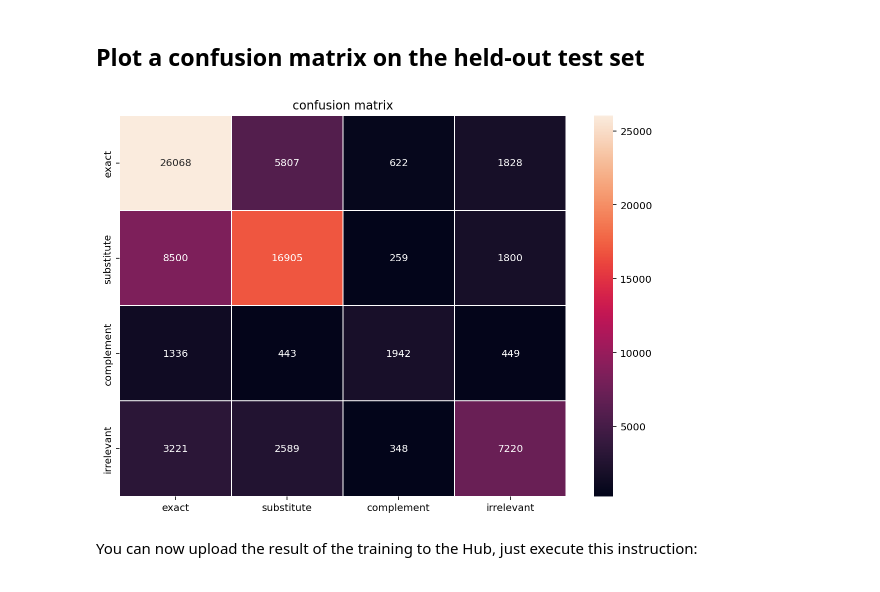
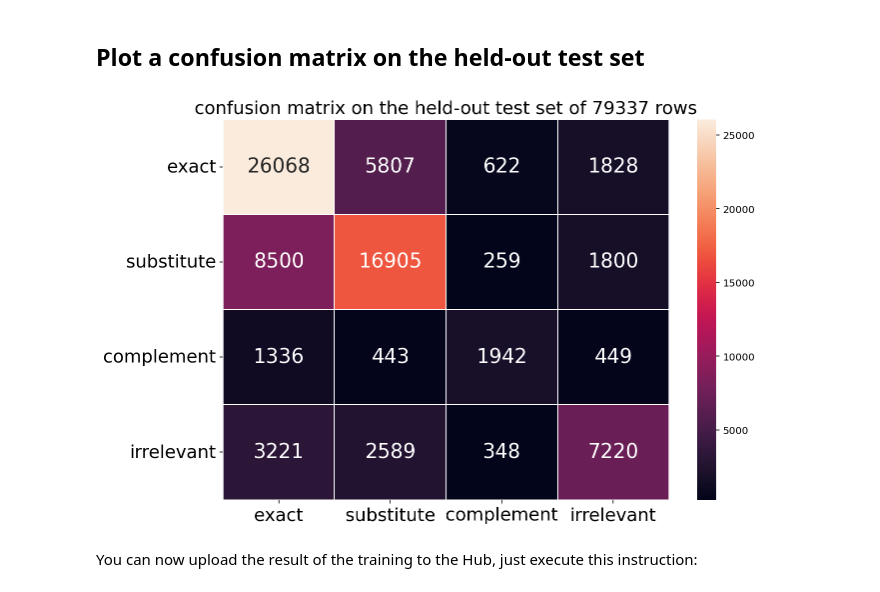
Before and after one commit to vanderbilt-data-science/sna, a Jupyter notebook: 06-fine-tune-our-dataset.ipynb, the cells around one changed output. Cells and saved outputs as stored; diff of their text form; code cells hidden in the pictures.

Commit message:
Plot confusion matrix

```diff
--- a/06-fine-tune-our-dataset.ipynb
+++ b/06-fine-tune-our-dataset.ipynb
@@ -495,21 +495,23 @@ The following columns in the test set  don't have a corresponding argument in `D
 # %%
 from sklearn.metrics import confusion_matrix
 import seaborn as sn
 import matplotlib.pyplot as plt
 %config InlineBackend.figure_format = 'retina'
 
 array = confusion_matrix(y_true=predictions.label_ids, y_pred=preds)
 
 df_cm = pd.DataFrame(array, index = [i for i in list(label2int.keys())],
                   columns = [i for i in list(label2int.keys())])
 
 plt.figure(figsize = (10,7))
 ax = plt.axes()
-sn.heatmap(df_cm, annot=True, fmt="d", linewidths=.5, ax=ax);
-ax.set_title(f'confusion matrix')
+g = sn.heatmap(df_cm, annot=True, fmt="d", linewidths=.5, ax=ax, annot_kws={"size": 20});
+g.set_yticklabels(g.get_yticklabels(), rotation = 0, fontsize = 18)
+g.set_xticklabels(g.get_xticklabels(), rotation = 0, fontsize = 18)
+ax.set_title(f'confusion matrix on the held-out test set of 79337 rows', fontsize=18)
 plt.show()
 # %% [output]
-[figure, old version]
+[figure, new version]
 # %% [markdown]
 You can now upload the result of the training to the Hub, just execute this instruction:
 # %%
```
Also changed, not shown: parts of 1 cell of this notebook.
